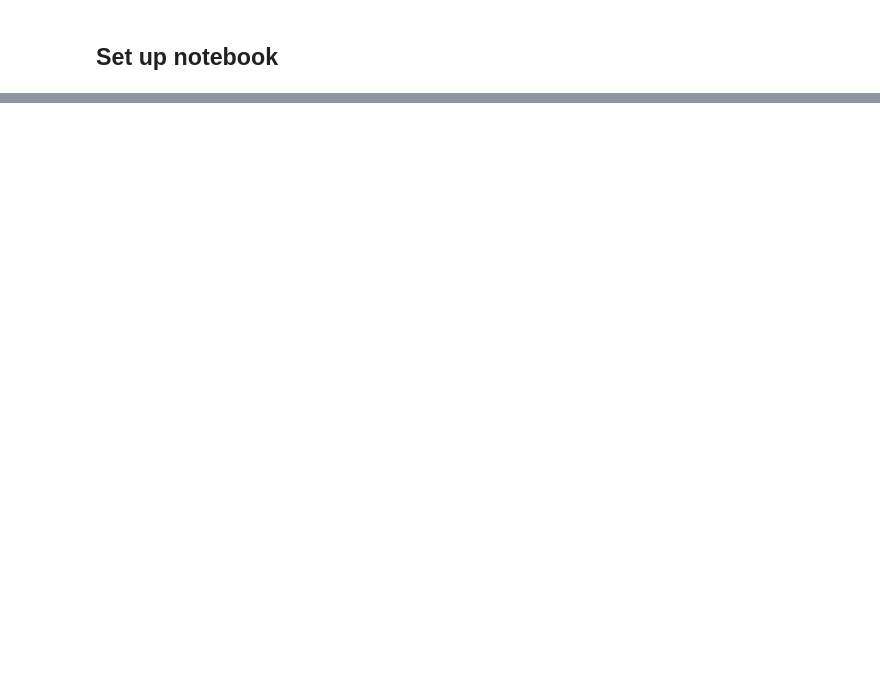
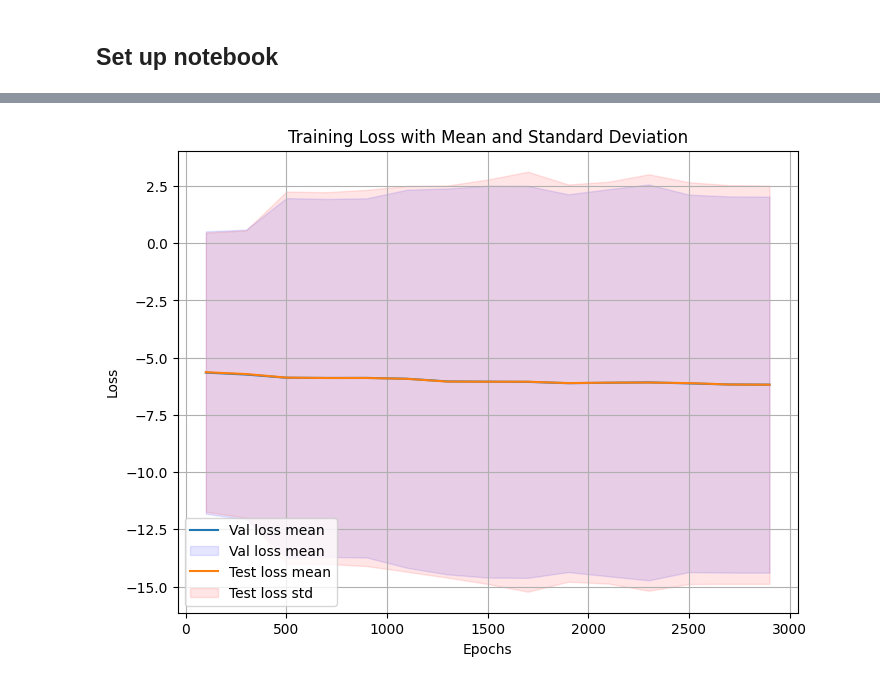
Before and after one commit to NeptuneBio/NAIAD, a Jupyter notebook: tutorials/naiad_tutorial.ipynb, the cells around one changed output, grey strips where cells are left out. Cells and saved outputs as stored; diff of their text form; code cells hidden in the pictures; blank space fills up the shorter version.

```diff
--- a/tutorials/naiad_tutorial.ipynb
+++ b/tutorials/naiad_tutorial.ipynb
@@ -106,0 +144,19 @@ sns.lineplot(x = n_train_set,y = test_loss, label='test_loss_transformer')
+# %%
+plt.figure(figsize=(8, 6))
+plt.plot(np.array(n_train_set), loss_metric['val_loss_mean'], label='Val loss mean', linestyle='-')
+plt.fill_between(np.array(n_train_set), loss_metric['val_loss_mean'] - loss_metric['val_loss_std'], loss_metric['val_loss_mean'] + loss_metric['val_loss_std'],\
+                  color='b', alpha=0.1, label='Val loss mean')
+
+plt.plot(n_train_set, loss_metric['test_loss_mean'], label='Test loss mean',   linestyle='-')
+plt.fill_between(n_train_set, loss_metric['test_loss_mean'] - loss_metric['test_loss_std'], loss_metric['test_loss_mean'] + loss_metric['test_loss_std'],\
+                                color='r', alpha=0.1, label='Test loss std')
+
+
+plt.xlabel('Epochs')
+plt.ylabel('Loss')
+plt.title('Training Loss with Mean and Standard Deviation')
+plt.legend()
+plt.grid(True)
+plt.show()
+# %% [output]
+[figure, added]
```
Also changed, not shown: parts of 11 cells of this notebook, 1 other file.
